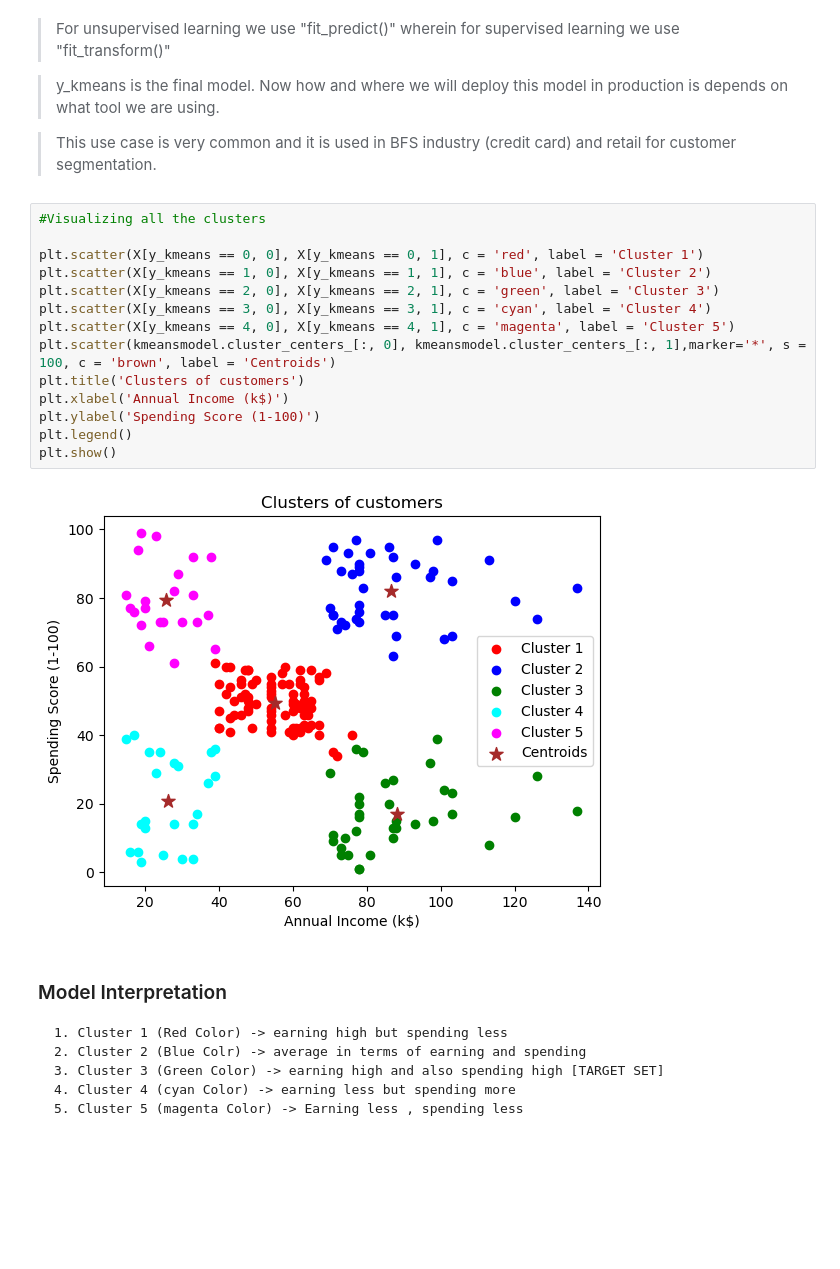
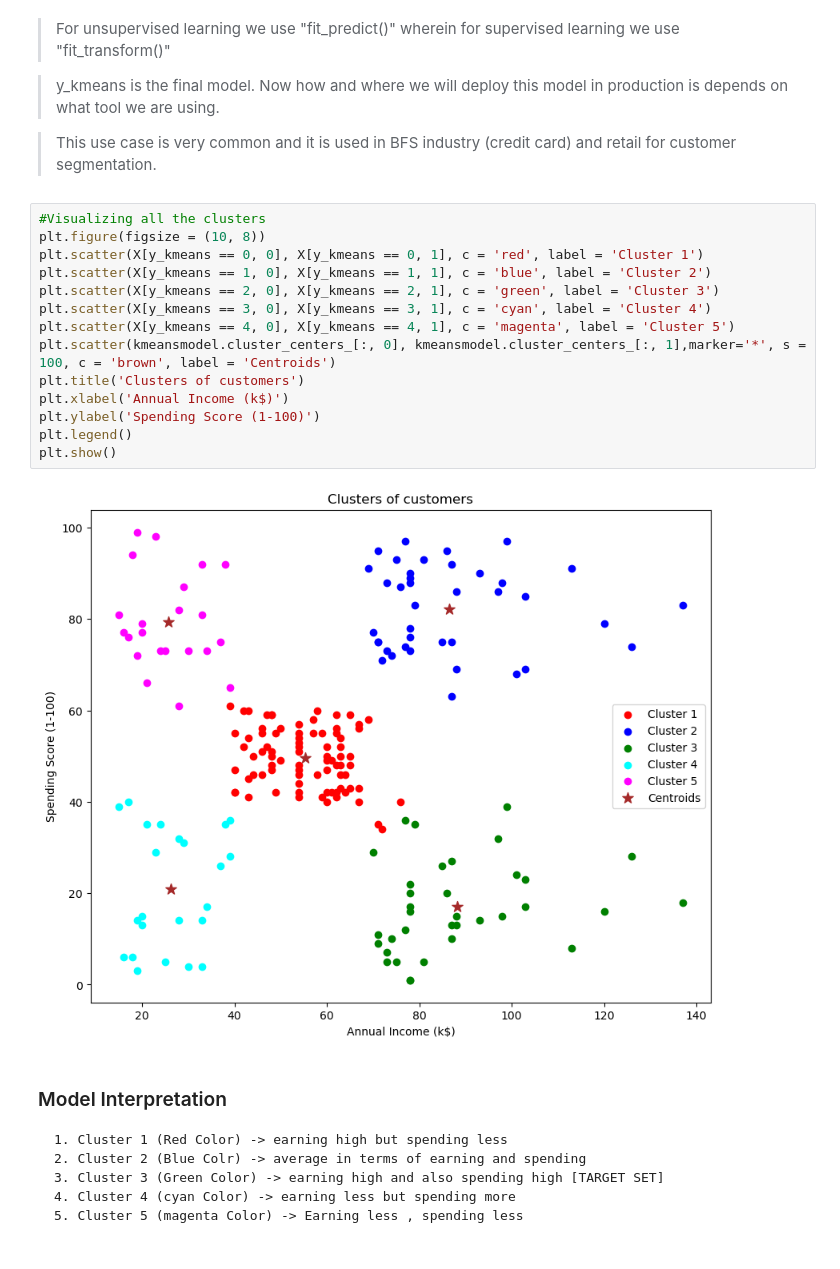
Before and after one commit to manku13/PRODIGY_ML_02, a Jupyter notebook: KMean Clustering .ipynb, the cells around one changed output. Saved outputs shown, nothing was run; the diff lists cells and outputs as text; blank space fills up the shorter version.

```diff
--- a/KMean Clustering .ipynb
+++ b/KMean Clustering .ipynb
@@ -149,20 +149,20 @@ y_kmeans= kmeansmodel.fit_predict(X)
 > This use case is very common and it is used in BFS industry (credit card) and retail for customer segmentation.
 # %%
 #Visualizing all the clusters
-
+plt.figure(figsize = (10, 8))
 plt.scatter(X[y_kmeans == 0, 0], X[y_kmeans == 0, 1], c = 'red', label = 'Cluster 1')
 plt.scatter(X[y_kmeans == 1, 0], X[y_kmeans == 1, 1], c = 'blue', label = 'Cluster 2')
 plt.scatter(X[y_kmeans == 2, 0], X[y_kmeans == 2, 1], c = 'green', label = 'Cluster 3')
 plt.scatter(X[y_kmeans == 3, 0], X[y_kmeans == 3, 1], c = 'cyan', label = 'Cluster 4')
 plt.scatter(X[y_kmeans == 4, 0], X[y_kmeans == 4, 1], c = 'magenta', label = 'Cluster 5')
 plt.scatter(kmeansmodel.cluster_centers_[:, 0], kmeansmodel.cluster_centers_[:, 1],marker='*', s = 100, c = 'brown', label = 'Centroids')
 plt.title('Clusters of customers')
 plt.xlabel('Annual Income (k$)')
 plt.ylabel('Spending Score (1-100)')
 plt.legend()
 plt.show()
 # %% [output]
-[figure, old version]
+[figure, new version]
 # %% [markdown]
 ### Model Interpretation
     1. Cluster 1 (Red Color) -> earning high but spending less
```
